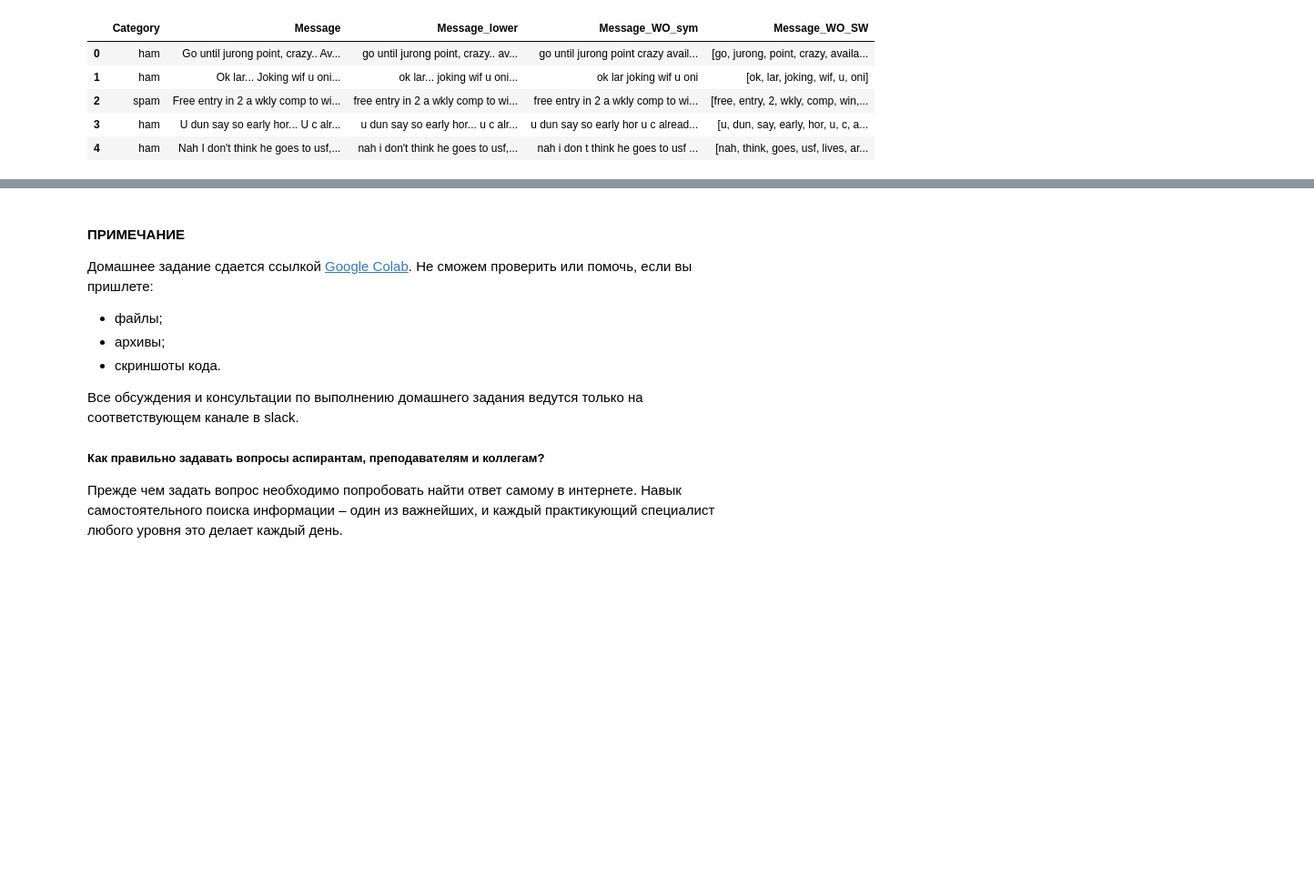
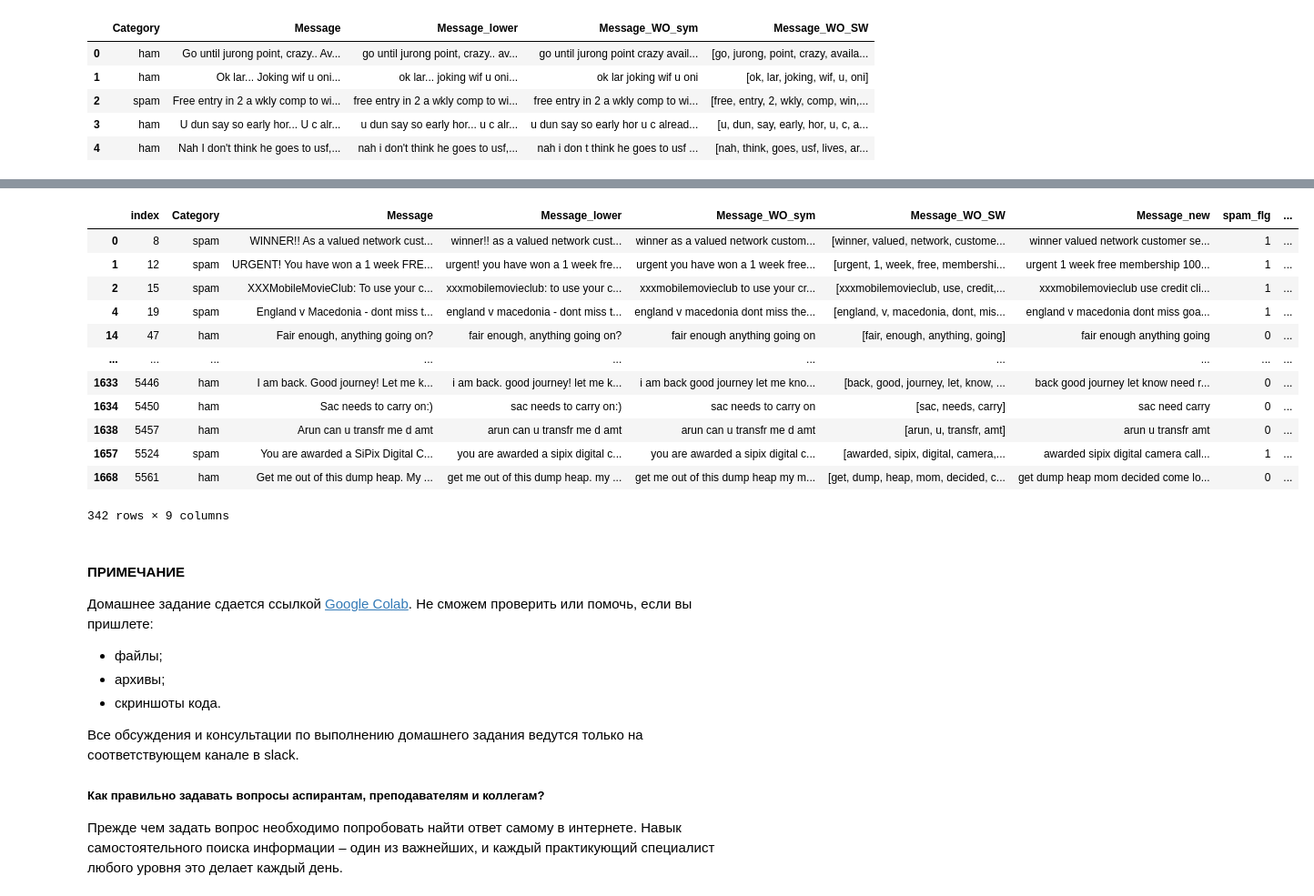
Before and after one commit to WNick-main/netology, a Jupyter notebook: HW-21.ipynb, the cells around one changed output, grey strips where cells are left out. Shown at 91% size. Cells and saved outputs as stored; diff of their text form; code cells hidden in the pictures; blank space fills up the shorter version.

```diff
--- a/HW-21.ipynb
+++ b/HW-21.ipynb
@@ -266,6 +278,29 @@ confusion_matrix(y_test, lda.predict(X_test))
 # %%
 #9) Постройте датафрейм, который будет содержать все исходные тексты сообщений,
 # классифицированные неправильно (с указанием фактического и предсказанного).
+
+
+df_False = pd.concat([df[df.index.isin(y_test.index)].reset_index(),
+                    pd.Series(lda.predict(X_test),
+                              np.arange(len(lda.predict(X_test))),
+                              name = 'predict')],
+                    axis=1)
+df_False = df_False[df_False['spam_flg'] != df_False['predict']]
+df_False
+# %% [output]
+|  | index | Category | Message | Message_lower | Message_WO_sym | Message_WO_SW | Message_new | spam_flg | ... |
+| 0 | 8 | spam | WINNER!! As a valued network cust... | winner!! as a valued network cust... | winner as a valued network custom... | [winner, valued, network, custome... | winner valued network customer se... | 1 | ... |
+| 1 | 12 | spam | URGENT! You have won a 1 week FRE... | urgent! you have won a 1 week fre... | urgent you have won a 1 week free... | [urgent, 1, week, free, membershi... | urgent 1 week free membership 100... | 1 | ... |
+| 2 | 15 | spam | XXXMobileMovieClub: To use your c... | xxxmobilemovieclub: to use your c... | xxxmobilemovieclub to use your cr... | [xxxmobilemovieclub, use, credit,... | xxxmobilemovieclub use credit cli... | 1 | ... |
+| 4 | 19 | spam | England v Macedonia - dont miss t... | england v macedonia - dont miss t... | england v macedonia dont miss the... | [england, v, macedonia, dont, mis... | england v macedonia dont miss goa... | 1 | ... |
+| 14 | 47 | ham | Fair enough, anything going on? | fair enough, anything going on? | fair enough anything going on | [fair, enough, anything, going] | fair enough anything going | 0 | ... |
+| ... | ... | ... | ... | ... | ... | ... | ... | ... | ... |
+| 1633 | 5446 | ham | I am back. Good journey! Let me k... | i am back. good journey! let me k... | i am back good journey let me kno... | [back, good, journey, let, know, ... | back good journey let know need r... | 0 | ... |
+| 1634 | 5450 | ham | Sac needs to carry on:) | sac needs to carry on:) | sac needs to carry on | [sac, needs, carry] | sac need carry | 0 | ... |
+| 1638 | 5457 | ham | Arun can u transfr me d amt | arun can u transfr me d amt | arun can u transfr me d amt | [arun, u, transfr, amt] | arun u transfr amt | 0 | ... |
+| 1657 | 5524 | spam | You are awarded a SiPix Digital C... | you are awarded a sipix digital c... | you are awarded a sipix digital c... | [awarded, sipix, digital, camera,... | awarded sipix digital camera call... | 1 | ... |
+| 1668 | 5561 | ham | Get me out of this dump heap. My ... | get me out of this dump heap. my ... | get me out of this dump heap my m... | [get, dump, heap, mom, decided, c... | get dump heap mom decided come lo... | 0 | ... |
+342 rows × 9 columns
 # %% [markdown]
 #### ПРИМЕЧАНИЕ
 Домашнее задание сдается ссылкой [Google Colab](https://colab.research.google.com/).
```
Also changed, not shown: parts of 7 cells of this notebook.
